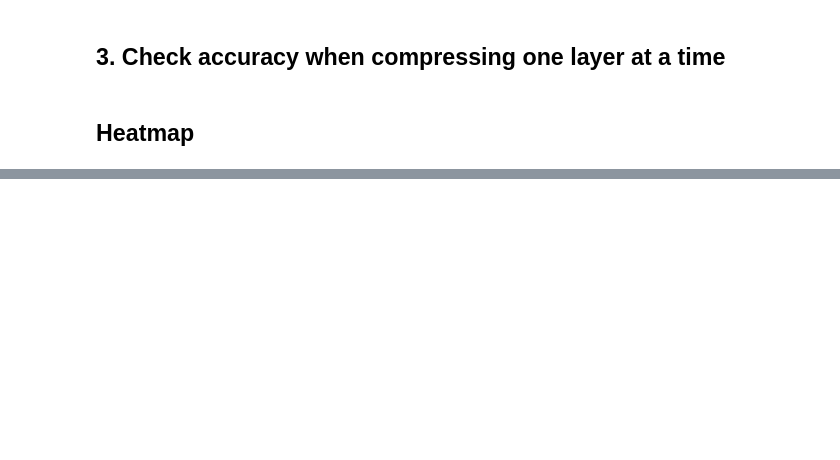
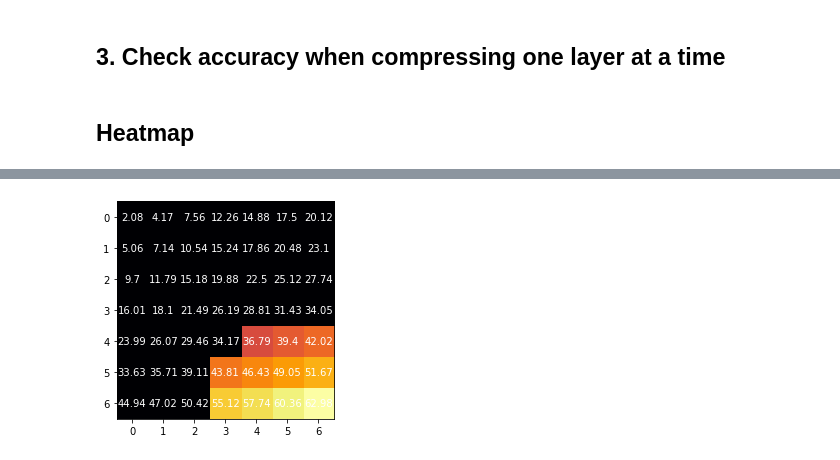
Before and after one commit to aaronleesander/DMRG-inspired-Algorithms-for-Neural-Network-Compression, a Jupyter notebook: DMRG/MPO_Net_Compression.ipynb, the cells around one changed output, grey strips where cells are left out. Saved outputs shown, nothing was run; the diff lists cells and outputs as text; code cells hidden in the pictures; blank space fills up the shorter version.

```diff
--- a/DMRG/MPO_Net_Compression.ipynb
+++ b/DMRG/MPO_Net_Compression.ipynb
@@ -617,0 +561,16 @@ KeyboardInterrupt:
+# %%
+test = np.array(compression_ratio_matrix[:])
+# %%
+heatmap = np.array(heatmap)
+# %%
+test[heatmap > 10] = 0
+# %%
+fig, ax = plt.subplots()
+im = ax.imshow(test, cmap='inferno')
+# Loop over data dimensions and create text annotations.
+for i in range(len(compressed_MPS_0)):
+    for j in range(len(compressed_MPS_1)):
+        text = ax.text(j, i, np.round(compression_ratio_matrix[i][j], 2),
+                       ha="center", va="center", color="w")
+# %% [output]
+[figure, added]
```
Also changed, not shown: parts of 15 cells of this notebook.
